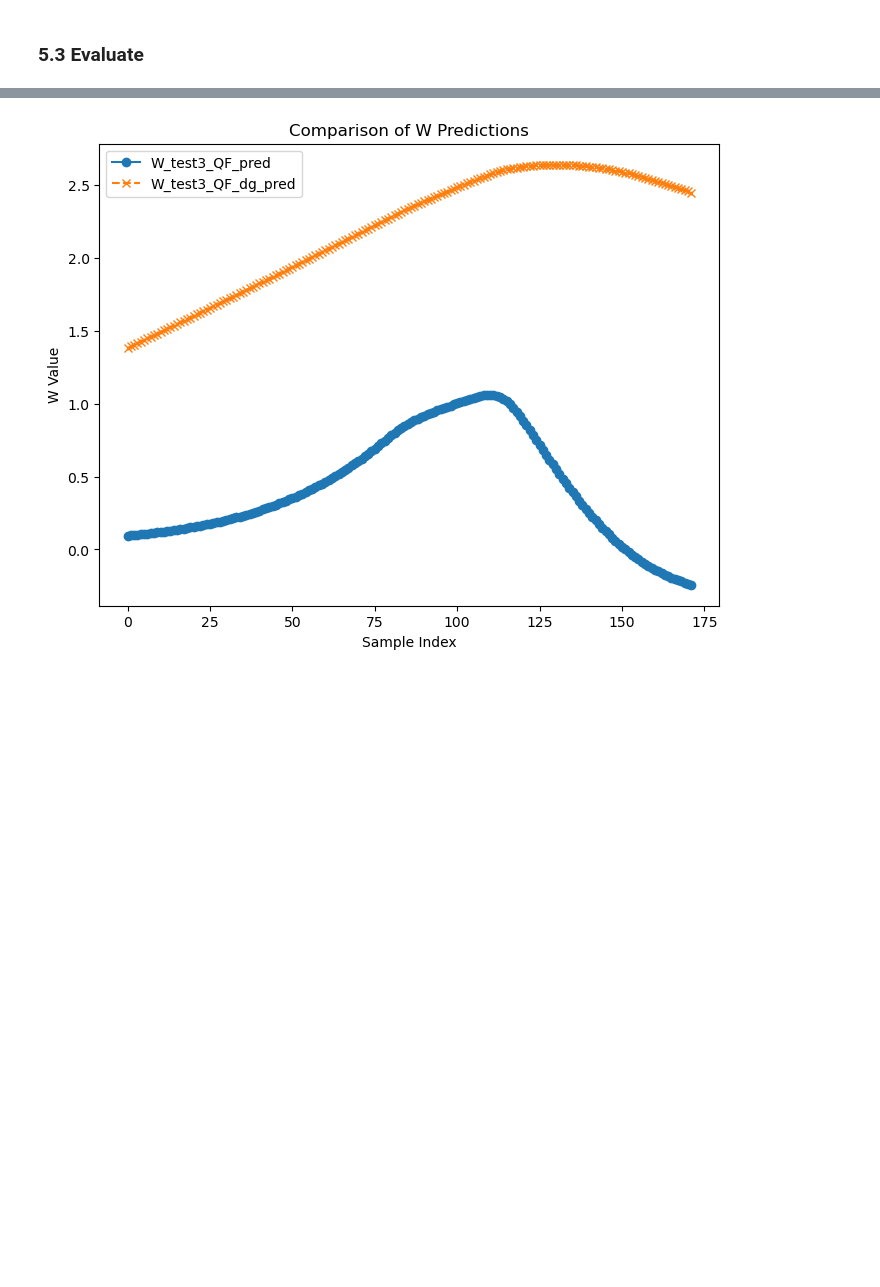
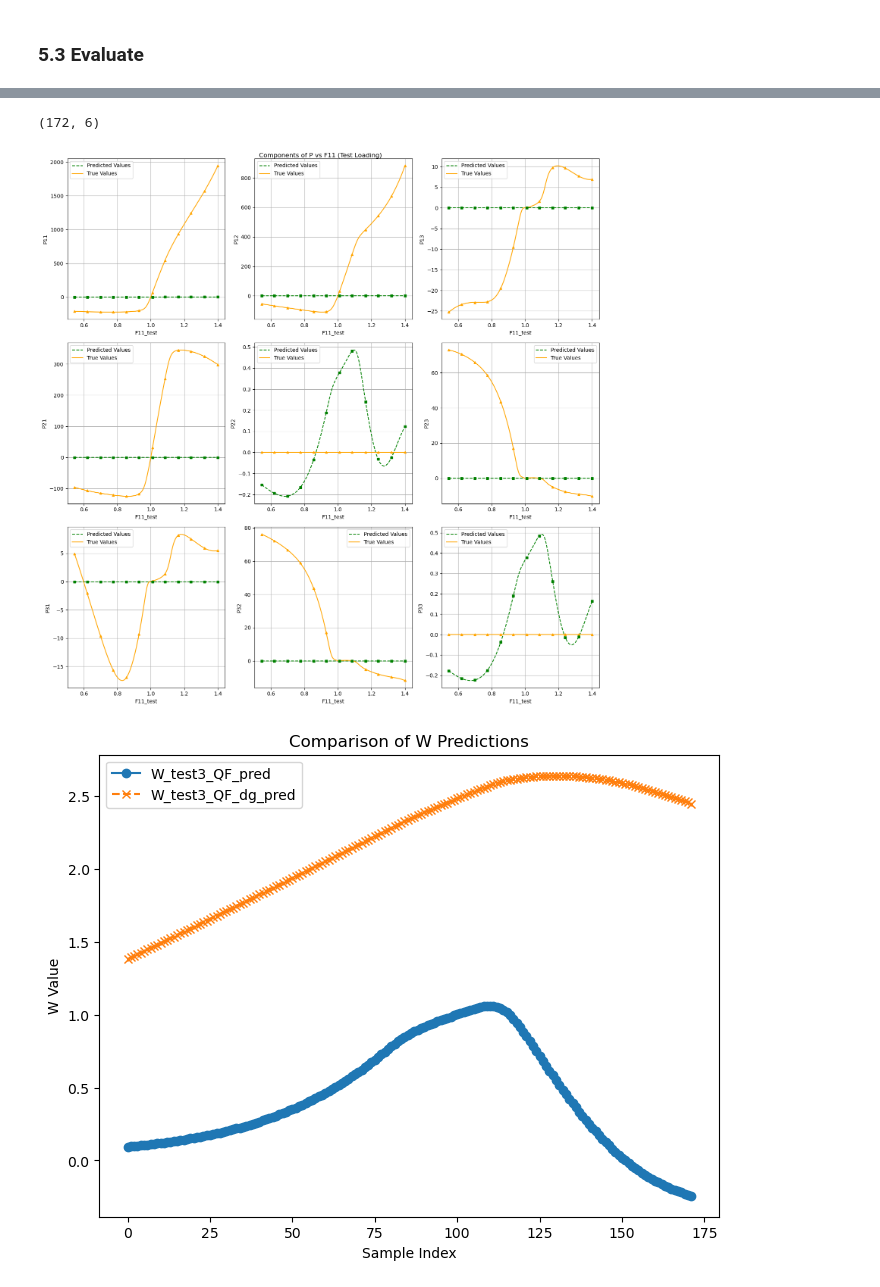
Before and after one commit to nanzemxx/TutorialMLinSolidMechanics, a Jupyter notebook: Task2_Group Xin and Huasen/train/Task5/main.ipynb, the cells around one changed output, grey strips where cells are left out. Cells and saved outputs as stored; diff of their text form; code cells hidden in the pictures; blank space fills up the shorter version.

```diff
--- a/Task2_Group Xin and Huasen/train/Task5/main.ipynb
+++ b/Task2_Group Xin and Huasen/train/Task5/main.ipynb
@@ -280,3 +282,57 @@ P_test3_QF_icnn_pred= compute_stress_tensor(QF_test3_array,model_icnn)
+# %%
+print(I_test3_F.shape)
+# %% [output]
+(172, 6)
+# %%
+I1_test3_F,I2_test3_F,J_test3_F,I7_test3_F,I11_test3_F= compute_invariants(F_test3)
+I_test3_F = np.column_stack((I1_test3_F,I2_test3_F, J_test3_F, -J_test3_F, I7_test3_F, I11_test3_F))
+W_test3_F_icnn_pred = model_icnn(I_test3_F)
+P_test3_F_icnn_pred= compute_stress_tensor(F_test3,model_icnn)
+# %%
+# 假设 F_mixed_test 和 P_mixed_test_pred 已经定义，F_mixed_test 的形状是 (N, 3, 3)
+
+F11_test3 = F_test3[:, 0, 0]  # 获取 F11 数据
+
+#P_test3_F_icnn_pred = P_test3_F_icnn_pred.numpy()  # 将张量转换为 numpy 数组
+P_test3_F_icnn_pred = P_test3_F_icnn_pred.reshape(-1, 3, 3)  # 重新调整为 (N, 3, 3)
+P_test3 = P_test3.reshape(-1, 3, 3)  # 已知的真实值
+
+# Select 12 evenly spaced indices
+total_points_mixed = len(F11_test3)
+indices_mixed = np.linspace(0, total_points_mixed-1, 12, dtype=int)
+
+fig, axs = plt.subplots(3, 3, figsize=(15, 15))
+fig.suptitle('Components of P vs F11 (Test Loading)')
+
+# Flatten the axs array for easier iteration
+axs = axs.flatten()
+
+# For each component of P (assuming P has 9 components)
+for i in range(3):
+    for j in range(3):
+        index = i * 3 + j
+        # Plot the continuous predicted values with dashed line
+        axs[index].plot(F11_test3, P_test3_F_icnn_pred[:, i, j], 'g--', label='Predicted Values')
+        # Plot the continuous true values with solid orange line
+        axs[index].plot(F11_test3, P_test3[:, i, j], 'orange', label='True Values')
+
+        # Plot only 12 points for the true values
+        axs[index].plot(F11_test3[indices_mixed], P_test3[indices_mixed, i, j], 'orange', marker='^',
+                        markersize=4, linestyle='none')
+
+        # Plot only 12 points for the predicted values
+        axs[index].plot(F11_test3[indices_mixed], P_test3_F_icnn_pred[indices_mixed, i, j], 'g', marker='s',
+                        markersize=4, linestyle='none')
+
+        axs[index].set_xlabel('F11_test')
+        axs[index].set_ylabel(f'P{i+1}{j+1}')
+        axs[index].legend()
+        axs[index].grid(True)
+
+plt.tight_layout()
+plt.show()
+# %% [output]
+[figure, added]
 # %%
 Cof_test3_QF = np.linalg.det(QF_test3_array)[:, None, None] * np.linalg.inv(QF_test3_array.transpose(0, 2, 1))
 Cof_test3_QF_input = Cof_test3_QF.reshape(-1,9)
```
Also changed, not shown: parts of 3 cells of this notebook, 10 other files.
